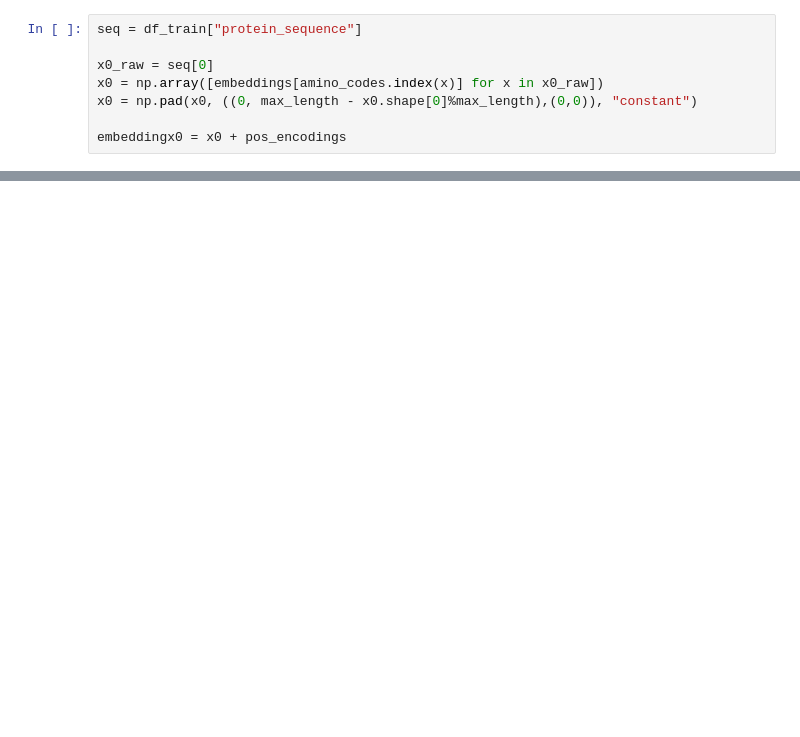
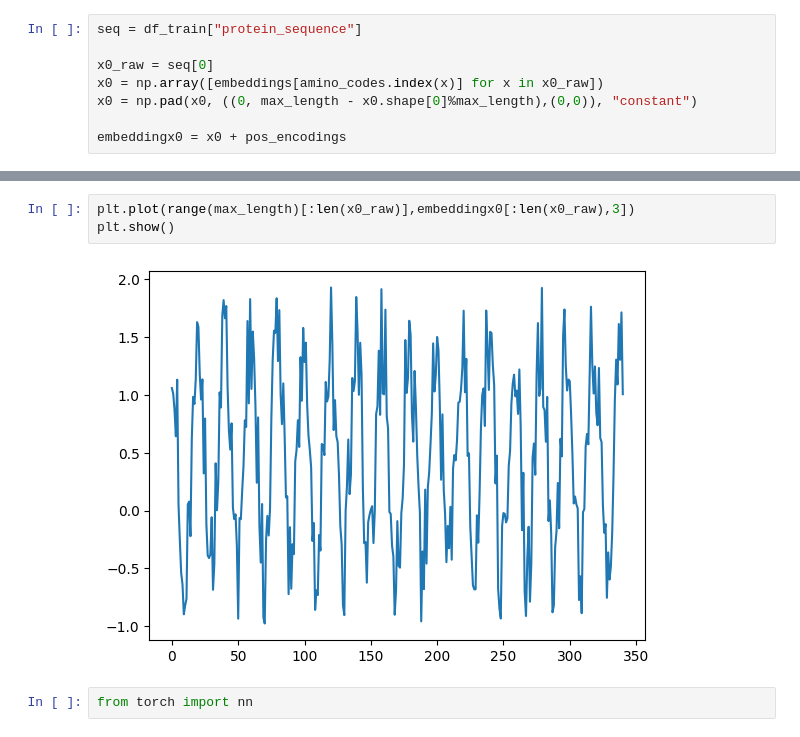
Before and after one commit to martin-he543/novozymes-enzyme-stability-prediction-kaggle-2022, a Jupyter notebook: data_prep.ipynb, the cells around one changed output, grey strips where cells are left out. Saved outputs shown, nothing was run; the diff lists cells and outputs as text; blank space fills up the shorter version.

```diff
--- a/data_prep.ipynb
+++ b/data_prep.ipynb
@@ -46,0 +46,7 @@ plt.show()
+# %%
+plt.plot(range(max_length)[:len(x0_raw)],embeddingx0[:len(x0_raw),3])
+plt.show()
+# %% [output]
+[figure, added]
+# %%
+from torch import nn
```
Also changed, not shown: parts of 3 cells of this notebook, 1 other file.
